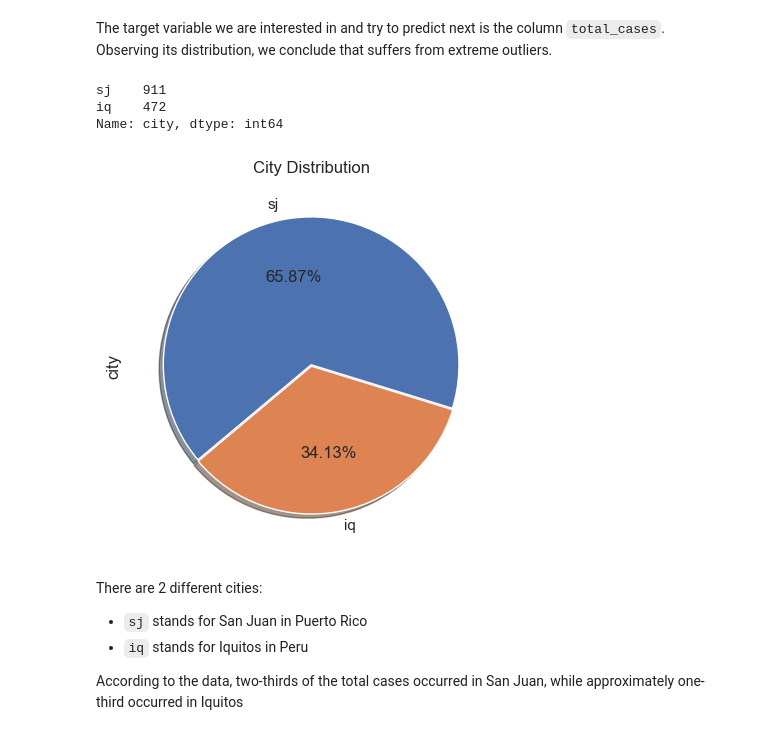
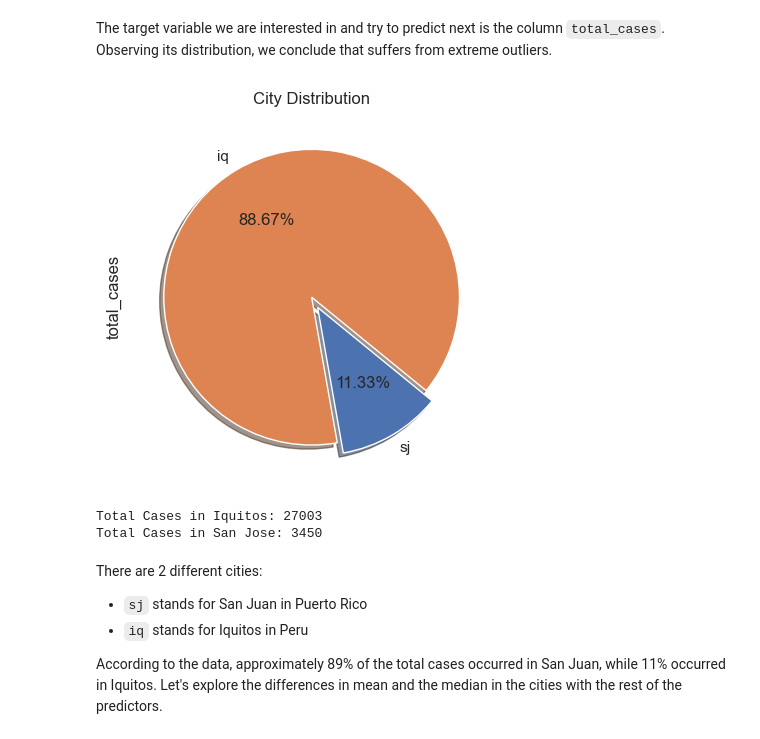
Before and after one commit to leonemma/Dengue-Fever, a Jupyter notebook: Dengue_Fever.ipynb, the cells around one changed output. Saved outputs shown, nothing was run; the diff lists cells and outputs as text; code cells hidden in the pictures.

Commit message:
EDA in feature city

```diff
--- a/Dengue_Fever.ipynb
+++ b/Dengue_Fever.ipynb
@@ -239,23 +244,23 @@ plt.show()
 The target variable we are interested in and try to predict next is the column `total_cases`. Observing its distribution, we conclude that suffers from extreme outliers.
 # %%
 # city
-print(df['city'].value_counts())
-
-
-expand2 = [0.01, 0.00]
+expand = [0.08, 0.00]
 labels = ['sj', 'iq']
-df['city'].value_counts().plot.pie(labels = labels,autopct = '%.2f%%',shadow = True,explode = expand2,
-                                    counterclock = False,startangle =220)
-plt.title('City Distribution')
+df.groupby('city')['total_cases'].sum().plot.pie(labels = labels,autopct = '%.2f%%', shadow = True, explode = expand,
+                                    counterclock = True, startangle =280)
+plt.title('City Distribution',)
 plt.show()
+print("")
+print('Total Cases in Iquitos: '+ str(df.groupby('city')['total_cases'].sum()[1]))
+print('Total Cases in San Jose: '+ str(df.groupby('city')['total_cases'].sum()[0]))
 # %% [output]
+[figure, new version]
-sj    911
-iq    472
-Name: city, dtype: int64
+Total Cases in Iquitos: 27003
+Total Cases in San Jose: 3450
-[figure, old version]
 # %% [markdown]
 There are 2 different cities:
 - `sj` stands for San Juan in Puerto Rico
 - `iq` stands for Iquitos in Peru
 
-According to the data, two-thirds of the total cases occurred in San Juan, while approximately one-third occurred in Iquitos
+According to the data, approximately 89% of the total cases occurred in San Juan, while 11% occurred in Iquitos.
+Let's explore the differences in mean and the median in the cities with the rest of the predictors.
```
Also changed, not shown: parts of 13 cells of this notebook.
